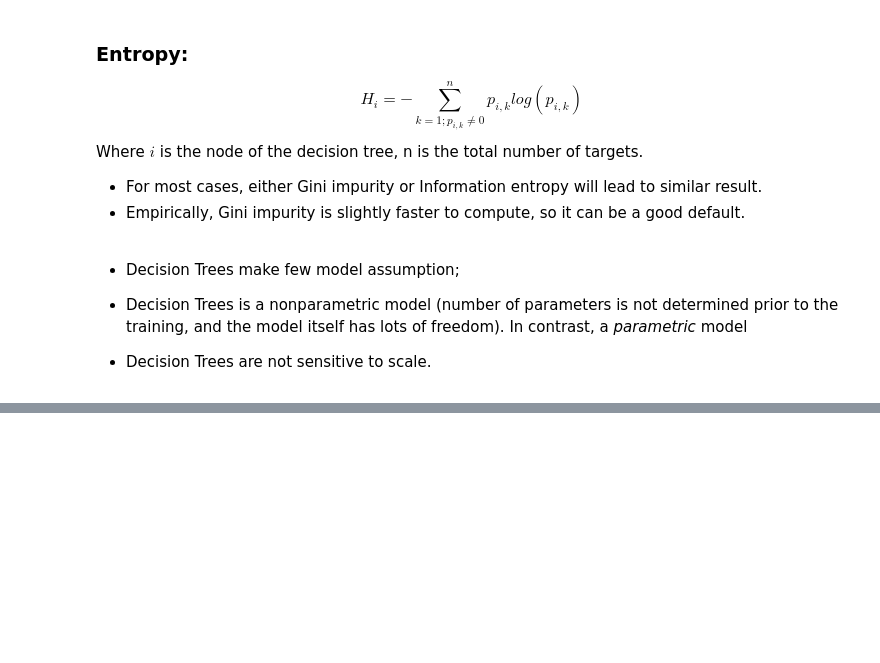
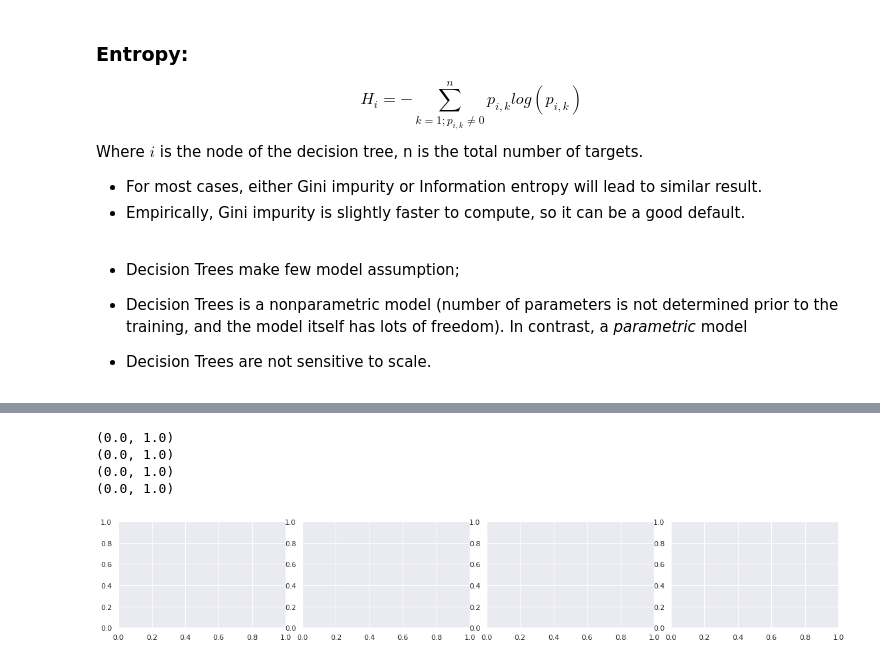
Before and after one commit to wrk1231/DataAnalysis-ML, a Jupyter notebook: Decision Tree.ipynb, the cells around one changed output, grey strips where cells are left out. Drawn from its saved outputs; the diff is of its cells as text; code cells hidden in the pictures; blank space fills up the shorter version.

```diff
--- a/Decision Tree.ipynb
+++ b/Decision Tree.ipynb
@@ -214,0 +275,12 @@ visualize_classifier(DecisionTreeClassifier(), X, y)
+# %%
+fig, ax = plt.subplots(1, 4, figsize=(16, 3))
+fig.subplots_adjust(left=0.02, right=0.98, wspace=0.1)
+
+for axi, depth in zip(ax, range(1, 5)):
+    print(axi.get_xlim())
+# %% [output]
+(0.0, 1.0)
+(0.0, 1.0)
+(0.0, 1.0)
+(0.0, 1.0)
+[figure, added]
```
Also changed, not shown: parts of 11 cells of this notebook.
